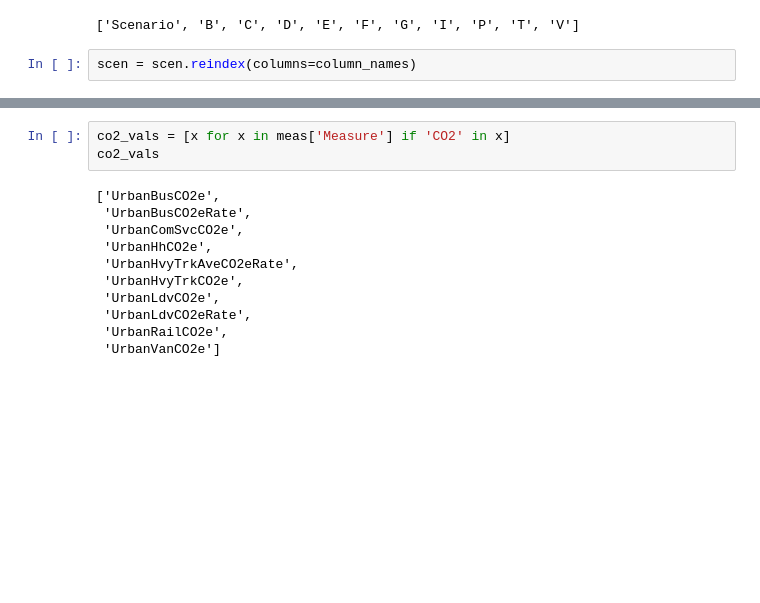
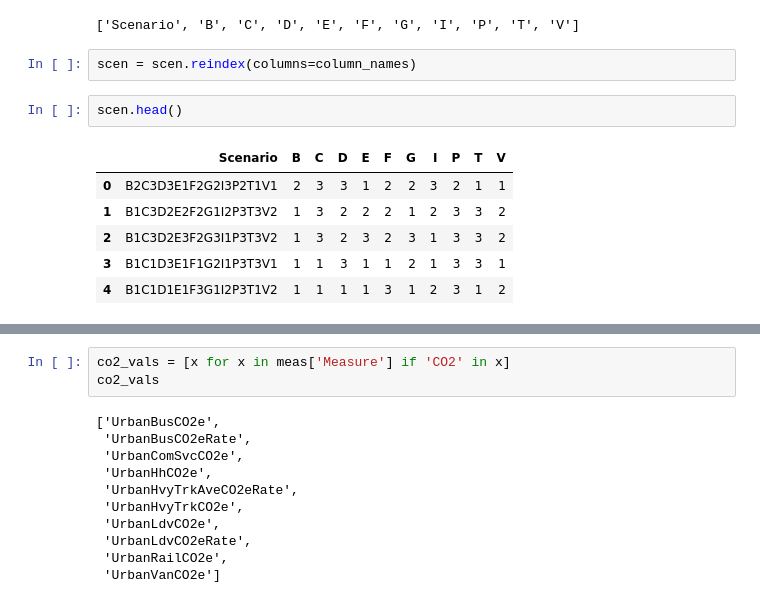
Before and after one commit to dongmeic/PythonLearning, a Jupyter notebook: Work/scenario_json.py.ipynb, the cells around one changed output, grey strips where cells are left out. Saved outputs shown, nothing was run; the diff lists cells and outputs as text; blank space fills up the shorter version.

```diff
--- a/Work/scenario_json.py.ipynb
+++ b/Work/scenario_json.py.ipynb
@@ -95,6 +85,15 @@ column_names
 ['Scenario', 'B', 'C', 'D', 'E', 'F', 'G', 'I', 'P', 'T', 'V']
 # %%
 scen = scen.reindex(columns=column_names)
+# %%
+scen.head()
+# %% [output]
+|  | Scenario | B | C | D | E | F | G | I | P | T | V |
+| 0 | B2C3D3E1F2G2I3P2T1V1 | 2 | 3 | 3 | 1 | 2 | 2 | 3 | 2 | 1 | 1 |
+| 1 | B1C3D2E2F2G1I2P3T3V2 | 1 | 3 | 2 | 2 | 2 | 1 | 2 | 3 | 3 | 2 |
+| 2 | B1C3D2E3F2G3I1P3T3V2 | 1 | 3 | 2 | 3 | 2 | 3 | 1 | 3 | 3 | 2 |
+| 3 | B1C1D3E1F1G2I1P3T3V1 | 1 | 1 | 3 | 1 | 1 | 2 | 1 | 3 | 3 | 1 |
+| 4 | B1C1D1E1F3G1I2P3T1V2 | 1 | 1 | 1 | 1 | 3 | 1 | 2 | 3 | 1 | 2 |
 # %%
 scen.loc[0:4,:]
 # %% [output]
```
Also changed, not shown: parts of 15 cells of this notebook.
